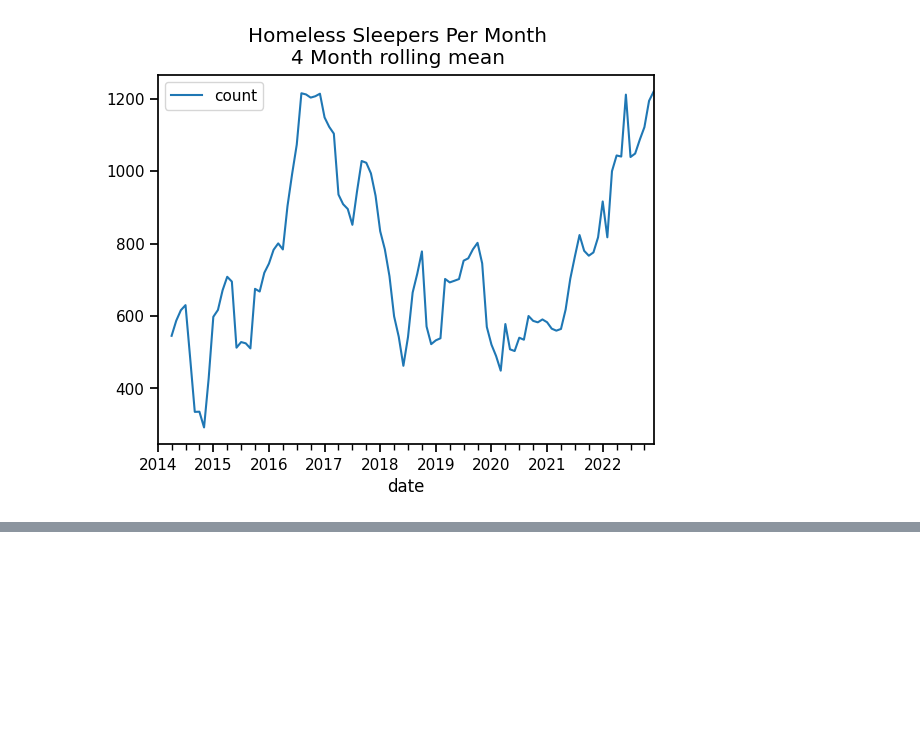
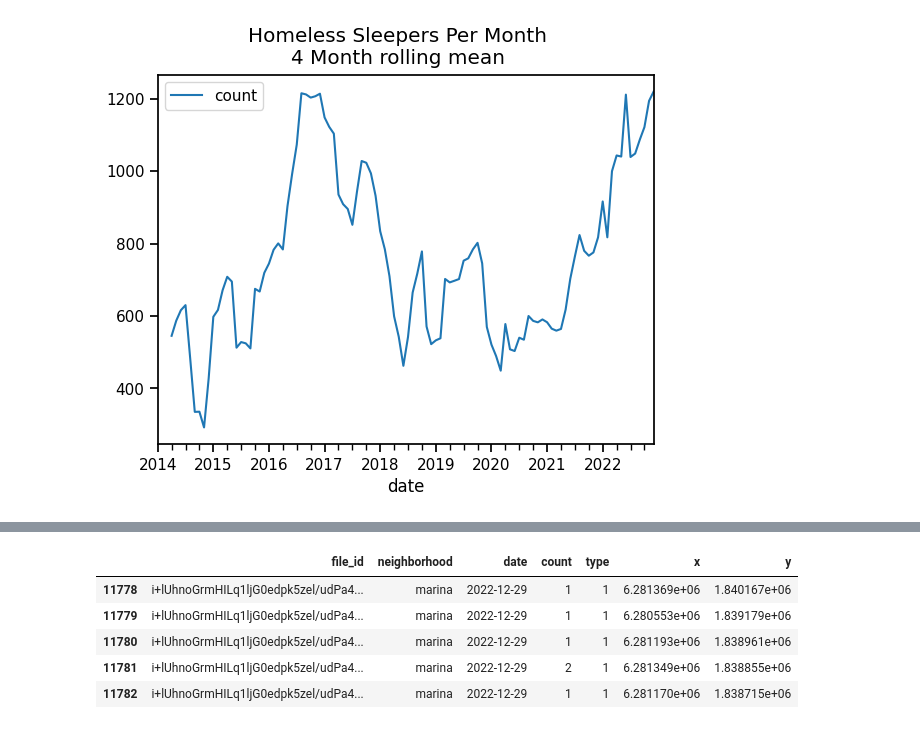
Before and after one commit to metatab-packages/sandiegodata.org-downtown_homeless-source, a Jupyter notebook: notebooks/build.ipynb, the cells around one changed output, grey strips where cells are left out. Saved outputs shown, nothing was run; the diff lists cells and outputs as text; code cells hidden in the pictures; blank space fills up the shorter version.

```diff
--- a/notebooks/build.ipynb
+++ b/notebooks/build.ipynb
@@ -47,0 +58,9 @@ plt.suptitle('Homeless Sleepers Per Month\n4 Month rolling mean');
+# %%
+counts.tail()
+# %% [output]
+|  | file_id | neighborhood | date | count | type | x | y |
+| 11778 | i+lUhnoGrmHILq1ljG0edpk5zel/udPa4... | marina | 2022-12-29 | 1 | 1 | 6.281369e+06 | 1.840167e+06 |
+| 11779 | i+lUhnoGrmHILq1ljG0edpk5zel/udPa4... | marina | 2022-12-29 | 1 | 1 | 6.280553e+06 | 1.839179e+06 |
+| 11780 | i+lUhnoGrmHILq1ljG0edpk5zel/udPa4... | marina | 2022-12-29 | 1 | 1 | 6.281193e+06 | 1.838961e+06 |
+| 11781 | i+lUhnoGrmHILq1ljG0edpk5zel/udPa4... | marina | 2022-12-29 | 2 | 1 | 6.281349e+06 | 1.838855e+06 |
+| 11782 | i+lUhnoGrmHILq1ljG0edpk5zel/udPa4... | marina | 2022-12-29 | 1 | 1 | 6.281170e+06 | 1.838715e+06 |
```
Also changed, not shown: parts of 1 cell of this notebook, 2 other files.
